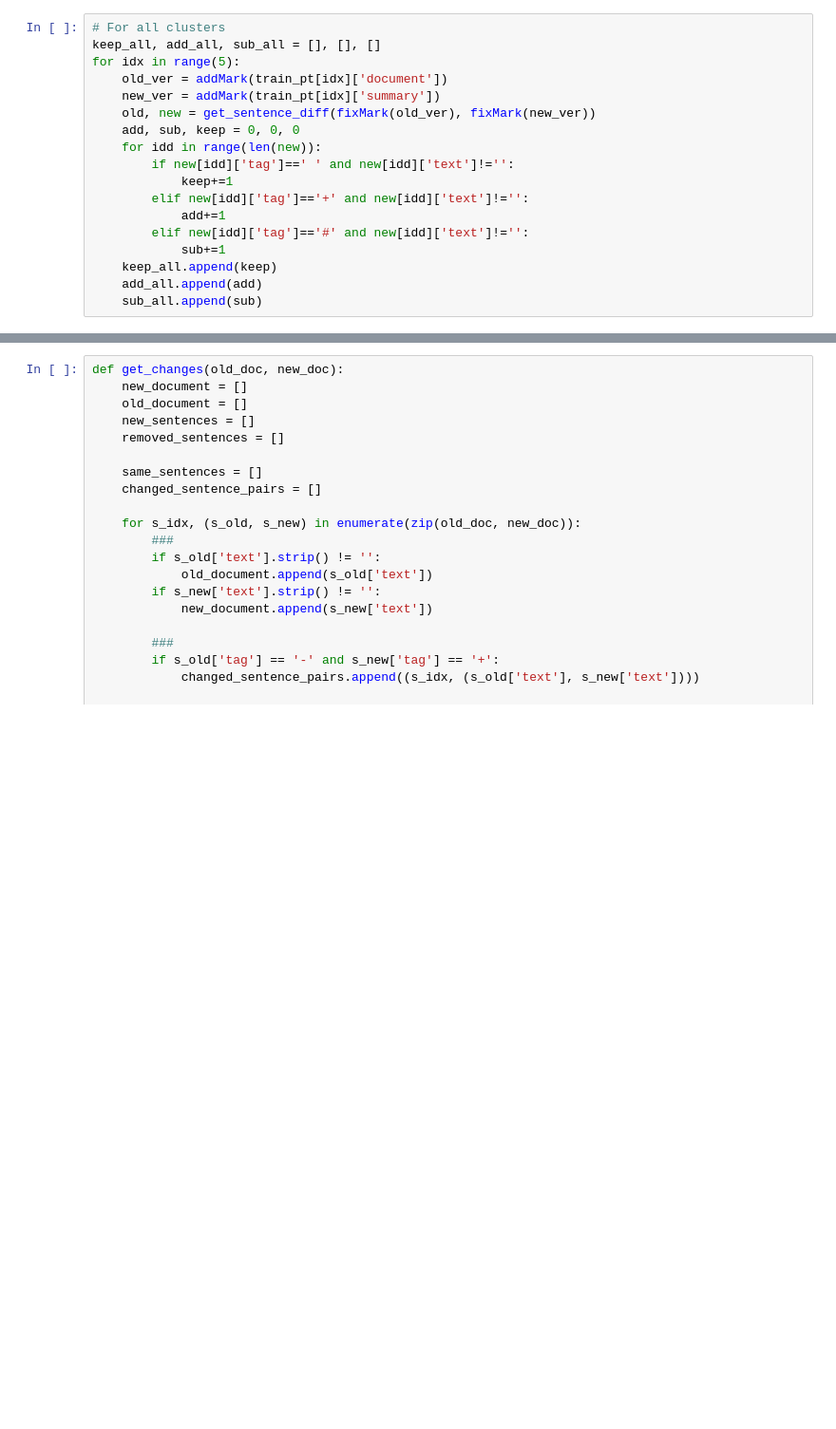
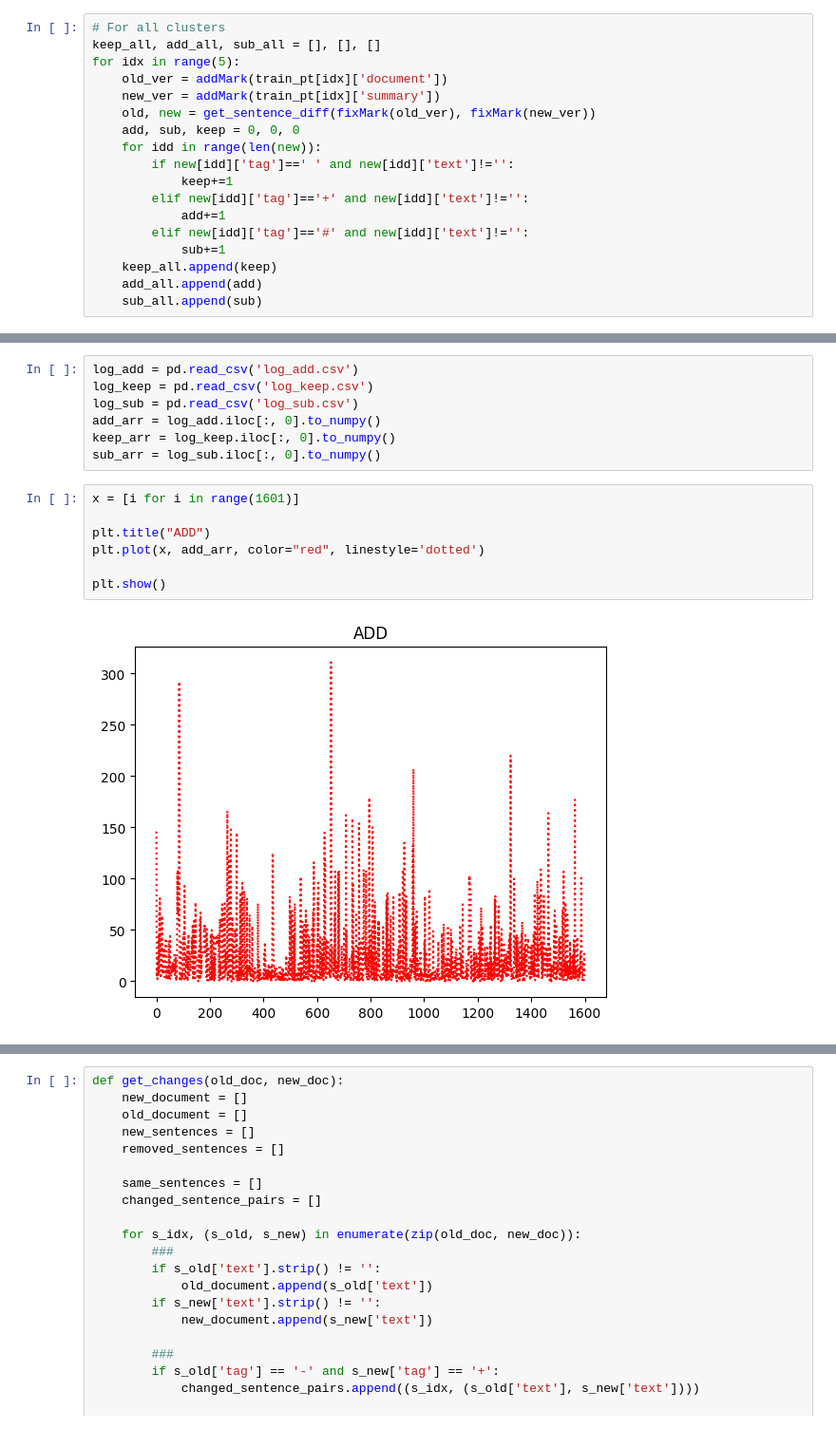
Before and after one commit to theQuert/Knowledge-Updating-System, a Jupyter notebook: edit_data.ipynb, the cells around one changed output, grey strips where cells are left out. Shown: that part at 95% size. Drawn from its saved outputs; the diff is of its cells as text; blank space fills up the shorter version.

```diff
--- a/edit_data.ipynb
+++ b/edit_data.ipynb
@@ -738,0 +731,16 @@ for idx in range(5):
+# %%
+log_add = pd.read_csv('log_add.csv')
+log_keep = pd.read_csv('log_keep.csv')
+log_sub = pd.read_csv('log_sub.csv')
+add_arr = log_add.iloc[:, 0].to_numpy()
+keep_arr = log_keep.iloc[:, 0].to_numpy()
+sub_arr = log_sub.iloc[:, 0].to_numpy()
+# %%
+x = [i for i in range(1601)]
+
+plt.title("ADD")
+plt.plot(x, add_arr, color="red", linestyle='dotted')
+
+plt.show()
+# %% [output]
+[figure, added]
```
Also changed, not shown: parts of 7 cells of this notebook, 1 other file.
